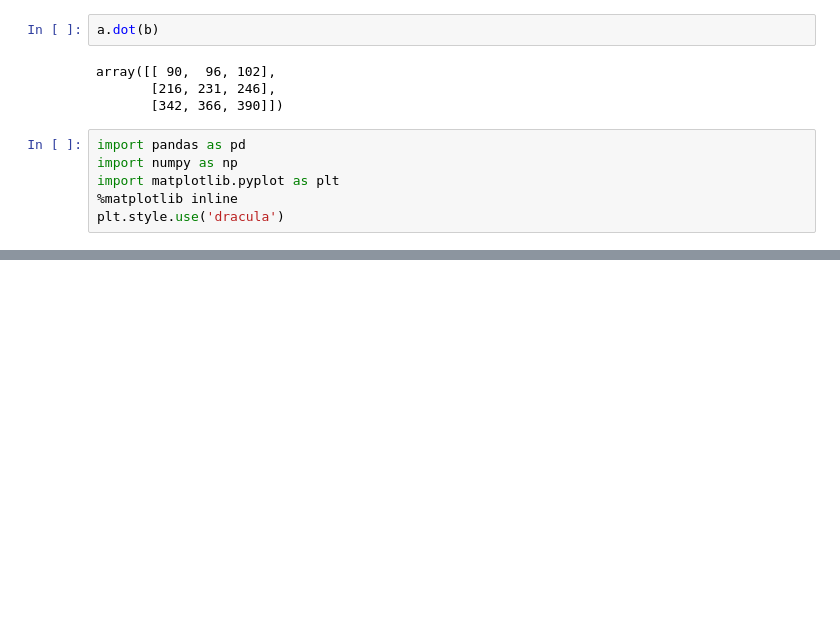
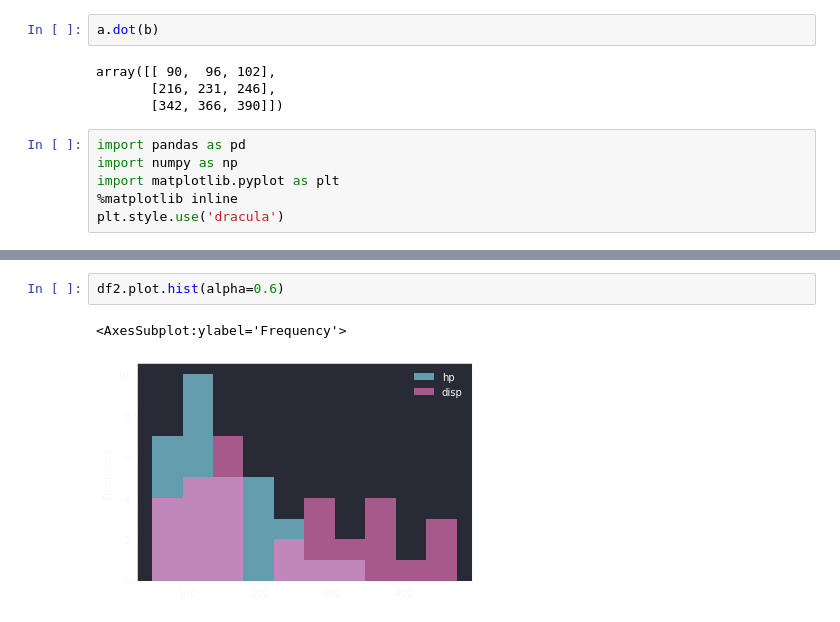
Before and after one commit to objectin/pandas_exercises, a Jupyter notebook: Wikidocs Practice/practice.ipynb, the cells around one changed output, grey strips where cells are left out. Cells and saved outputs as stored; diff of their text form; blank space fills up the shorter version.

```diff
--- a/Wikidocs Practice/practice.ipynb
+++ b/Wikidocs Practice/practice.ipynb
@@ -411,0 +412,5 @@ df1.plot.hist(bins=20)
+# %%
+df2.plot.hist(alpha=0.6)
+# %% [output]
+<AxesSubplot:ylabel='Frequency'>
+[figure, added]
```
Also changed, not shown: parts of 17 cells of this notebook.
